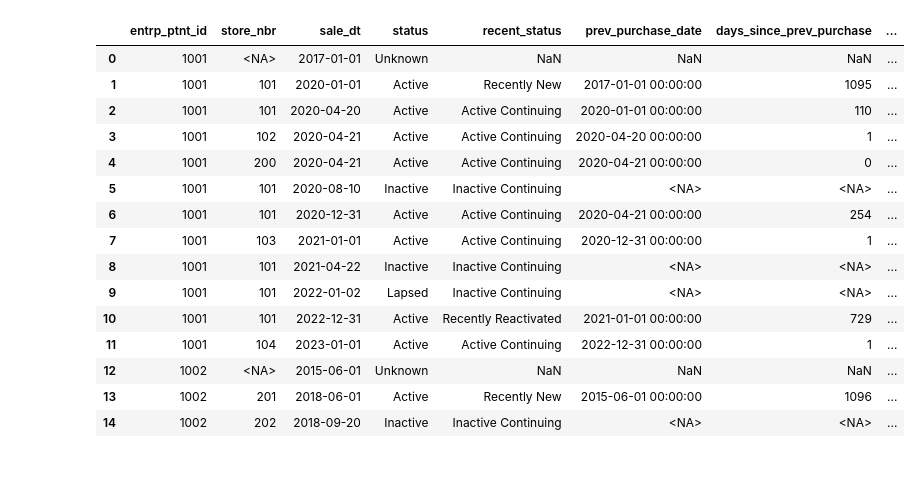
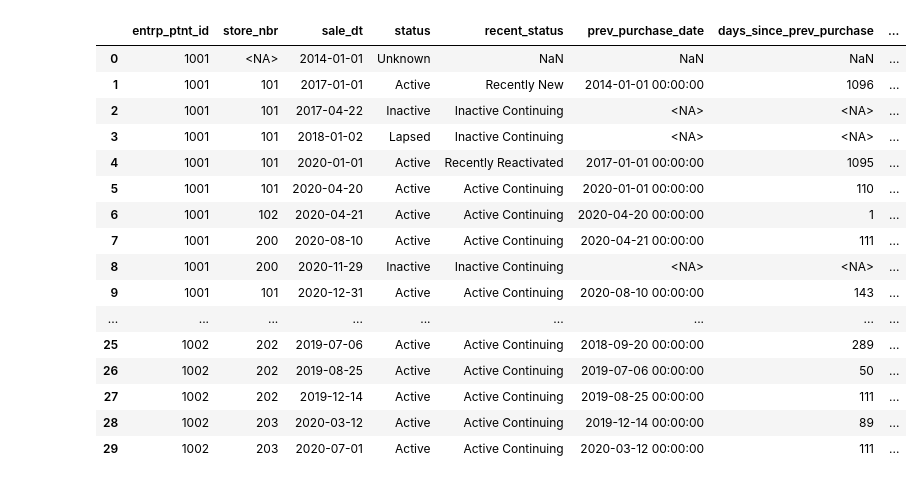
Before and after one commit to vicky0718/re_greco, a Jupyter notebook: notebooks/greco3.ipynb, the cells around one changed output. Saved outputs shown, nothing was run; the diff lists cells and outputs as text; code cells hidden in the pictures.

```diff
--- a/notebooks/greco3.ipynb
+++ b/notebooks/greco3.ipynb
@@ -3,7 +3,7 @@ import pandas as pd
 from pandas.tseries.offsets import DateOffset
 import numpy as np
 # %%
-df = pd.read_excel('../data/raw/sale_table.xlsx')
+df = pd.read_excel('../data/raw/sales2.xlsx')
 # %%
 df.info()
 # %% [output]
@@ -348,49 +389,50 @@ def previous_store_nbr(out):
 
             if pd.isna(current_eff):
                 group.loc[i, 'prev_store_nbr'] = "NULL"
                 continue
 
             # previous purchases strictly before eff_dt
             prev_rows = group[group['sale_dt'] < current_eff]
 
             if prev_rows.empty:
                 group.loc[i, 'prev_store_nbr'] = "NULL"
                 continue
 
             last_store = prev_rows.iloc[-1]['store_nbr']
 
             if pd.isna(last_store) or last_store == "Unknown":
                 group.loc[i, 'prev_store_nbr'] = "NULL"
             else:
                 group.loc[i, 'prev_store_nbr'] = last_store
 
         return group
 
     out = out.groupby('entrp_ptnt_id', group_keys=False).apply(get_prev_store)
 
     out.drop(columns=['eff_dt_dt'], inplace=True)
 
     return out
 
 out = previous_store_nbr(out)
-out.head(15)
+out.head(30)
 # %% [output]
 |  | entrp_ptnt_id | store_nbr | sale_dt | status | recent_status | prev_purchase_date | days_since_prev_purchase | ... |
-| 0 | 1001 | <NA> | 2017-01-01 | Unknown | NaN | NaN | NaN | ... |
-| 1 | 1001 | 101 | 2020-01-01 | Active | Recently New | 2017-01-01 00:00:00 | 1095 | ... |
-| 2 | 1001 | 101 | 2020-04-20 | Active | Active Continuing | 2020-01-01 00:00:00 | 110 | ... |
-| 3 | 1001 | 102 | 2020-04-21 | Active | Active Continuing | 2020-04-20 00:00:00 | 1 | ... |
-| 4 | 1001 | 200 | 2020-04-21 | Active | Active Continuing | 2020-04-21 00:00:00 | 0 | ... |
-| 5 | 1001 | 101 | 2020-08-10 | Inactive | Inactive Continuing | <NA> | <NA> | ... |
-| 6 | 1001 | 101 | 2020-12-31 | Active | Active Continuing | 2020-04-21 00:00:00 | 254 | ... |
-| 7 | 1001 | 103 | 2021-01-01 | Active | Active Continuing | 2020-12-31 00:00:00 | 1 | ... |
-| 8 | 1001 | 101 | 2021-04-22 | Inactive | Inactive Continuing | <NA> | <NA> | ... |
-| 9 | 1001 | 101 | 2022-01-02 | Lapsed | Inactive Continuing | <NA> | <NA> | ... |
-| 10 | 1001 | 101 | 2022-12-31 | Active | Recently Reactivated | 2021-01-01 00:00:00 | 729 | ... |
-| 11 | 1001 | 104 | 2023-01-01 | Active | Active Continuing | 2022-12-31 00:00:00 | 1 | ... |
-| 12 | 1002 | <NA> | 2015-06-01 | Unknown | NaN | NaN | NaN | ... |
-| 13 | 1002 | 201 | 2018-06-01 | Active | Recently New | 2015-06-01 00:00:00 | 1096 | ... |
-| 14 | 1002 | 202 | 2018-09-20 | Inactive | Inactive Continuing | <NA> | <NA> | ... |
+| 0 | 1001 | <NA> | 2014-01-01 | Unknown | NaN | NaN | NaN | ... |
+| 1 | 1001 | 101 | 2017-01-01 | Active | Recently New | 2014-01-01 00:00:00 | 1096 | ... |
+| 2 | 1001 | 101 | 2017-04-22 | Inactive | Inactive Continuing | <NA> | <NA> | ... |
+| 3 | 1001 | 101 | 2018-01-02 | Lapsed | Inactive Continuing | <NA> | <NA> | ... |
+| 4 | 1001 | 101 | 2020-01-01 | Active | Recently Reactivated | 2017-01-01 00:00:00 | 1095 | ... |
+| 5 | 1001 | 101 | 2020-04-20 | Active | Active Continuing | 2020-01-01 00:00:00 | 110 | ... |
+| 6 | 1001 | 102 | 2020-04-21 | Active | Active Continuing | 2020-04-20 00:00:00 | 1 | ... |
+| 7 | 1001 | 200 | 2020-08-10 | Active | Active Continuing | 2020-04-21 00:00:00 | 111 | ... |
+| 8 | 1001 | 200 | 2020-11-29 | Inactive | Inactive Continuing | <NA> | <NA> | ... |
+| 9 | 1001 | 101 | 2020-12-31 | Active | Active Continuing | 2020-08-10 00:00:00 | 143 | ... |
+| ... | ... | ... | ... | ... | ... | ... | ... | ... |
+| 25 | 1002 | 202 | 2019-07-06 | Active | Active Continuing | 2018-09-20 00:00:00 | 289 | ... |
+| 26 | 1002 | 202 | 2019-08-25 | Active | Active Continuing | 2019-07-06 00:00:00 | 50 | ... |
+| 27 | 1002 | 202 | 2019-12-14 | Active | Active Continuing | 2019-08-25 00:00:00 | 111 | ... |
+| 28 | 1002 | 203 | 2020-03-12 | Active | Active Continuing | 2019-12-14 00:00:00 | 89 | ... |
+| 29 | 1002 | 203 | 2020-07-01 | Active | Active Continuing | 2020-03-12 00:00:00 | 111 | ... |
 # %%
 
 #op_df['sale_dt'] = pd.to_datetime(op_df['sale_dt'], errors='coerce')
```
Also changed, not shown: parts of 12 cells of this notebook, 9 other files.
